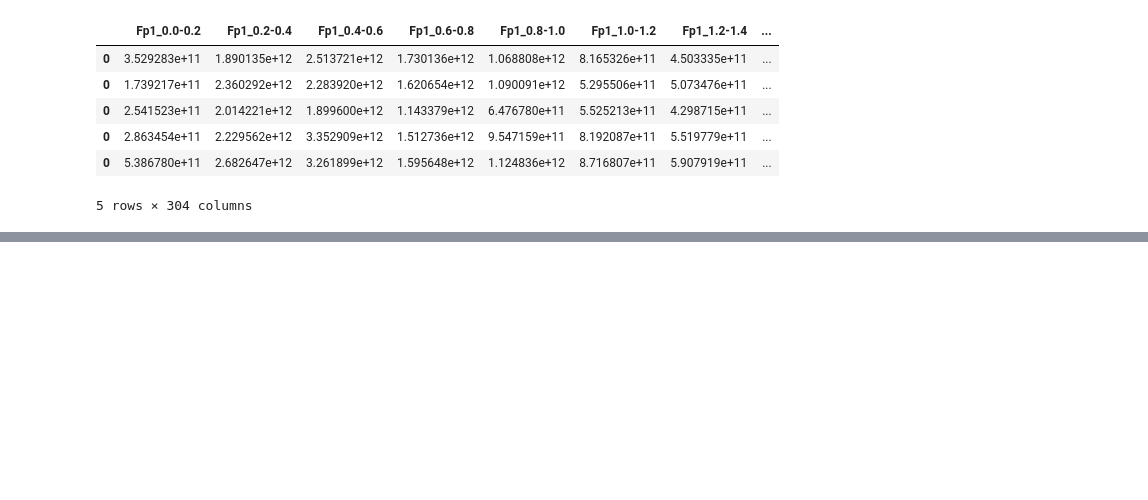
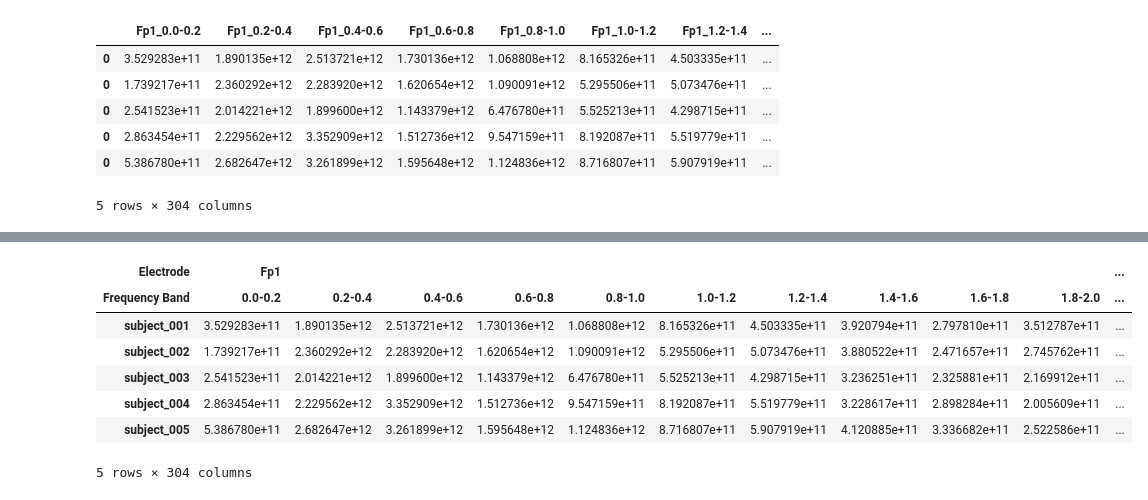
Before and after one commit to shiwei819/AD_Brainwave_Classification, a Jupyter notebook: features_fft.ipynb, the cells around one changed output, grey strips where cells are left out. Drawn from its saved outputs; the diff is of its cells as text; code cells hidden in the pictures; blank space fills up the shorter version.

```diff
--- a/features_fft.ipynb
+++ b/features_fft.ipynb
@@ -159,0 +155,11 @@ all_subjects_power_merged
+# %%
+all_subjects_power_merged.head()
+# %% [output]
+| Electrode | Fp1 |  |  |  |  |  |  |  |  |  | ... |
+| Frequency Band | 0.0-0.2 | 0.2-0.4 | 0.4-0.6 | 0.6-0.8 | 0.8-1.0 | 1.0-1.2 | 1.2-1.4 | 1.4-1.6 | 1.6-1.8 | 1.8-2.0 | ... |
+| subject_001 | 3.529283e+11 | 1.890135e+12 | 2.513721e+12 | 1.730136e+12 | 1.068808e+12 | 8.165326e+11 | 4.503335e+11 | 3.920794e+11 | 2.797810e+11 | 3.512787e+11 | ... |
+| subject_002 | 1.739217e+11 | 2.360292e+12 | 2.283920e+12 | 1.620654e+12 | 1.090091e+12 | 5.295506e+11 | 5.073476e+11 | 3.880522e+11 | 2.471657e+11 | 2.745762e+11 | ... |
+| subject_003 | 2.541523e+11 | 2.014221e+12 | 1.899600e+12 | 1.143379e+12 | 6.476780e+11 | 5.525213e+11 | 4.298715e+11 | 3.236251e+11 | 2.325881e+11 | 2.169912e+11 | ... |
+| subject_004 | 2.863454e+11 | 2.229562e+12 | 3.352909e+12 | 1.512736e+12 | 9.547159e+11 | 8.192087e+11 | 5.519779e+11 | 3.228617e+11 | 2.898284e+11 | 2.005609e+11 | ... |
+| subject_005 | 5.386780e+11 | 2.682647e+12 | 3.261899e+12 | 1.595648e+12 | 1.124836e+12 | 8.716807e+11 | 5.907919e+11 | 4.120885e+11 | 3.336682e+11 | 2.522586e+11 | ... |
+5 rows × 304 columns
```
Also changed, not shown: parts of 6 cells of this notebook, 1 other file.
